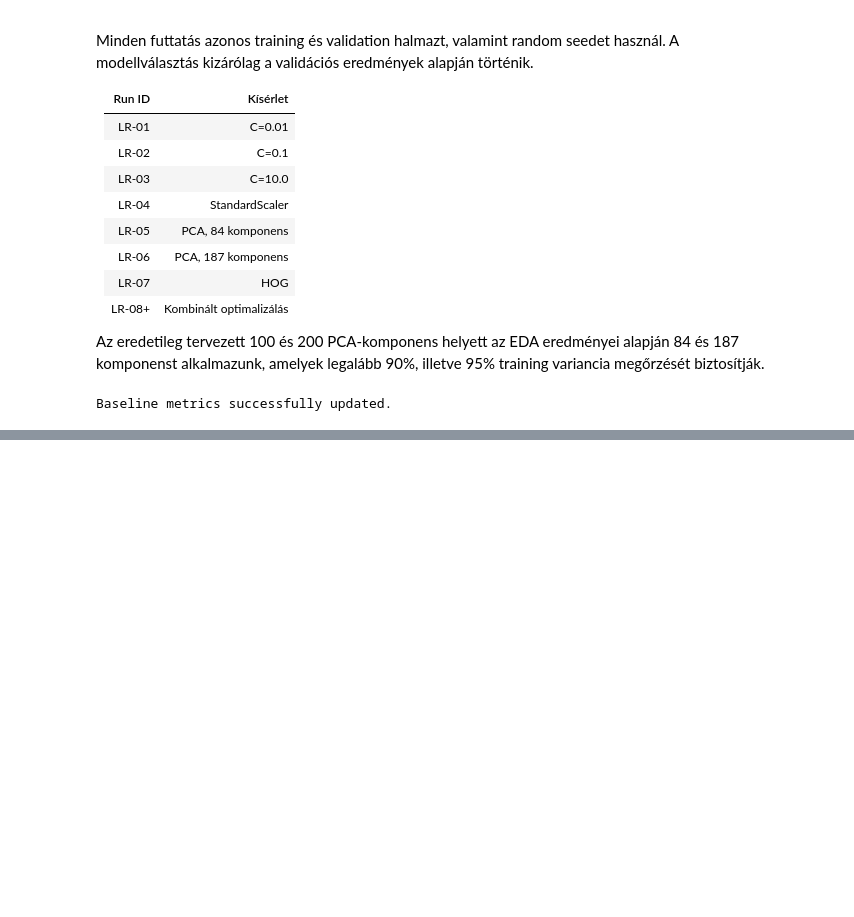
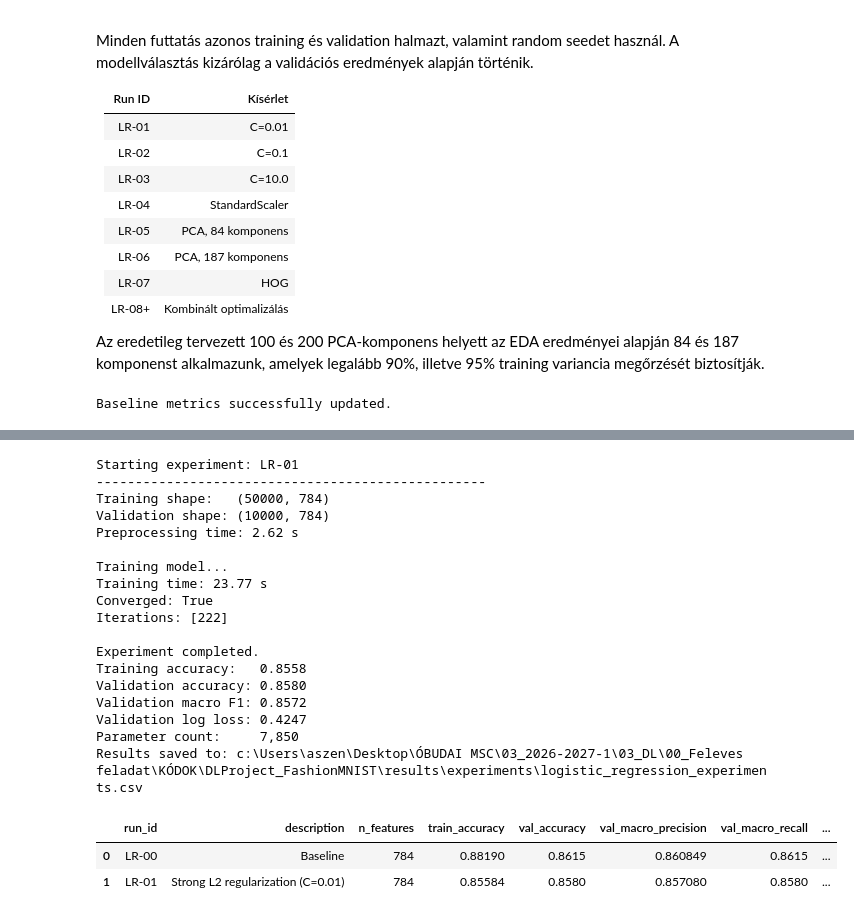
Before and after one commit to aszenas/DLProject_FashionMNIST, a Jupyter notebook: notebooks/02_logistic_regression.ipynb, the cells around one changed output, grey strips where cells are left out. Cells and saved outputs as stored; diff of their text form; code cells hidden in the pictures; blank space fills up the shorter version.

```diff
--- a/notebooks/02_logistic_regression.ipynb
+++ b/notebooks/02_logistic_regression.ipynb
@@ -1184,0 +1199,33 @@ show_experiment_results()
+# %%
+lr_01 = run_experiment(
+    run_id="LR-01",
+    config={
+        **BASELINE_CONFIG,
+        "C": 0.01,
+    },
+    description="Strong L2 regularization (C=0.01)",
+)
+
+show_experiment_results(["LR-00", "LR-01"])
+# %% [output]
+Starting experiment: LR-01
+--------------------------------------------------
+Training shape:   (50000, 784)
+Validation shape: (10000, 784)
+Preprocessing time: 2.62 s
+
+Training model...
+Training time: 23.77 s
+Converged: True
+Iterations: [222]
+
+Experiment completed.
+Training accuracy:   0.8558
+Validation accuracy: 0.8580
+Validation macro F1: 0.8572
+Validation log loss: 0.4247
+Parameter count:     7,850
+Results saved to: c:\Users\aszen\Desktop\ÓBUDAI MSC\03_2026-2027-1\03_DL\00_Feleves feladat\KÓDOK\DLProject_FashionMNIST\results\experiments\logistic_regression_experiments.csv
+|  | run_id | description | n_features | train_accuracy | val_accuracy | val_macro_precision | val_macro_recall | ... |
+| 0 | LR-00 | Baseline | 784 | 0.88190 | 0.8615 | 0.860849 | 0.8615 | ... |
+| 1 | LR-01 | Strong L2 regularization (C=0.01) | 784 | 0.85584 | 0.8580 | 0.857080 | 0.8580 | ... |
```
Also changed, not shown: parts of 3 cells of this notebook, 1 other file.
